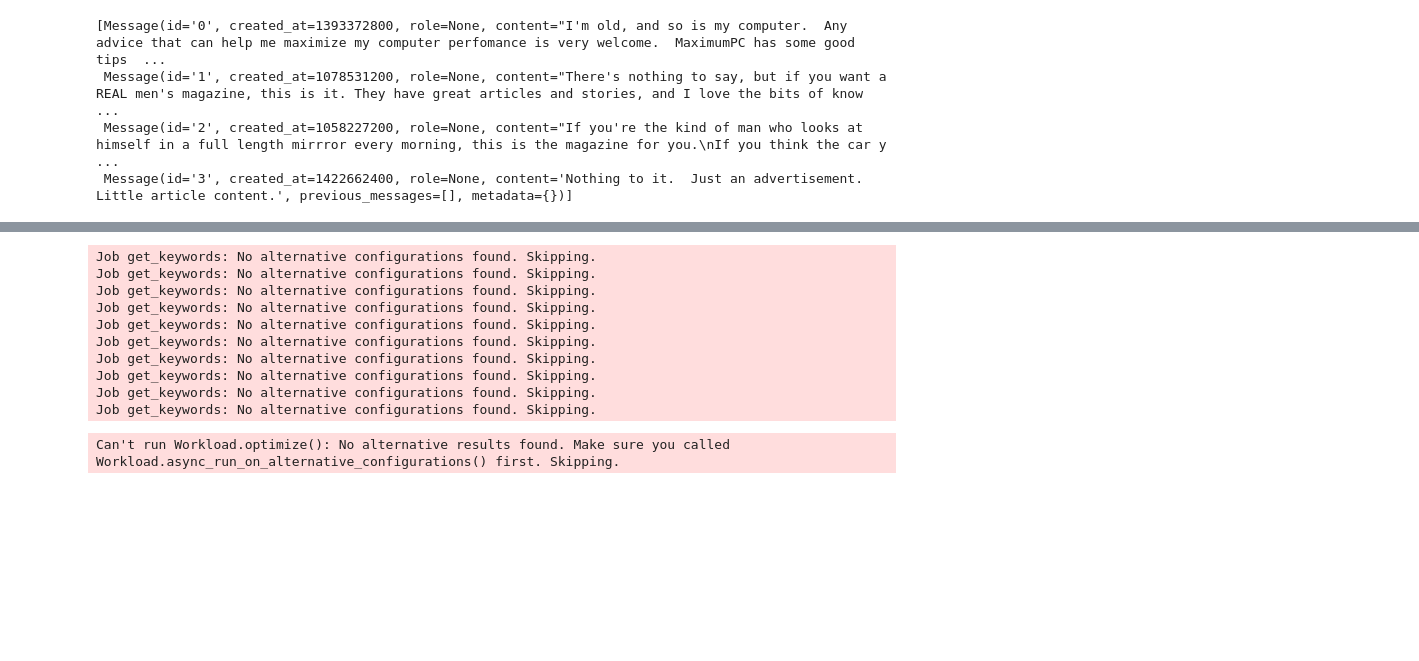
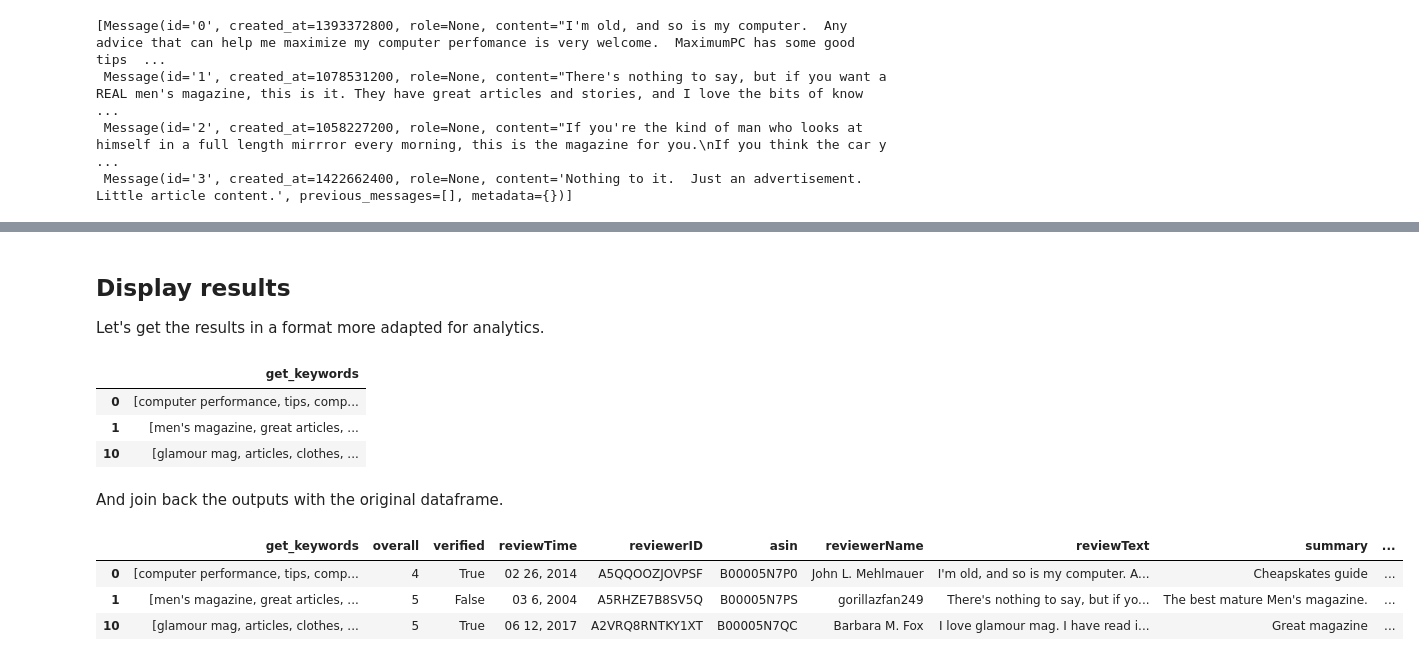
Before and after one commit to phospho-app/phospho, a Jupyter notebook: examples/lab/parallel-calls.ipynb, the cells around one changed output, grey strips where cells are left out. Cells and saved outputs as stored; diff of their text form; code cells hidden in the pictures; blank space fills up the shorter version.

```diff
--- a/examples/lab/parallel-calls.ipynb
+++ b/examples/lab/parallel-calls.ipynb
@@ -22,0 +62,3 @@ messages[:4]
+# %%
+message = messages[0]
+message
@@ -98,17 +206,22 @@ No job_config provided. Running with empty config
-# %%
-await workload.async_run_on_alternative_configurations(messages[:10])
-# %% [output]
-Job get_keywords: No alternative configurations found. Skipping.
-Job get_keywords: No alternative configurations found. Skipping.
-Job get_keywords: No alternative configurations found. Skipping.
-Job get_keywords: No alternative configurations found. Skipping.
-Job get_keywords: No alternative configurations found. Skipping.
-Job get_keywords: No alternative configurations found. Skipping.
-Job get_keywords: No alternative configurations found. Skipping.
-Job get_keywords: No alternative configurations found. Skipping.
-Job get_keywords: No alternative configurations found. Skipping.
-Job get_keywords: No alternative configurations found. Skipping.
-# %%
-workload.optimize_jobs(accuracy_threshold=0.0)
-# %% [output]
-Can't run Workload.optimize(): No alternative results found. Make sure you called Workload.async_run_on_alternative_configurations() first. Skipping.
+# %% [markdown]
+## Display results
+
+Let's get the results in a format more adapted for analytics.
+# %%
+results_df = workload.results_df()
+results_df.head(3)
+# %% [output]
+|  | get_keywords |
+| 0 | [computer performance, tips, comp... |
+| 1 | [men's magazine, great articles, ... |
+| 10 | [glamour mag, articles, clothes, ... |
+# %% [markdown]
+And join back the outputs with the original dataframe.
+# %%
+augmented_messages_df = results_df.merge(messages_df, left_index=True, right_on="id")
+augmented_messages_df.head(3)
+# %% [output]
+|  | get_keywords | overall | verified | reviewTime | reviewerID | asin | reviewerName | reviewText | summary | ... |
+| 0 | [computer performance, tips, comp... | 4 | True | 02 26, 2014 | A5QQOOZJOVPSF | B00005N7P0 | John L. Mehlmauer | I'm old, and so is my computer. A... | Cheapskates guide | ... |
+| 1 | [men's magazine, great articles, ... | 5 | False | 03 6, 2004 | A5RHZE7B8SV5Q | B00005N7PS | gorillazfan249 | There's nothing to say, but if yo... | The best mature Men's magazine. | ... |
+| 10 | [glamour mag, articles, clothes, ... | 5 | True | 06 12, 2017 | A2VRQ8RNTKY1XT | B00005N7QC | Barbara M. Fox | I love glamour mag. I have read i... | Great magazine | ... |
```
Also changed, not shown: parts of 24 cells of this notebook, 2 other files.
